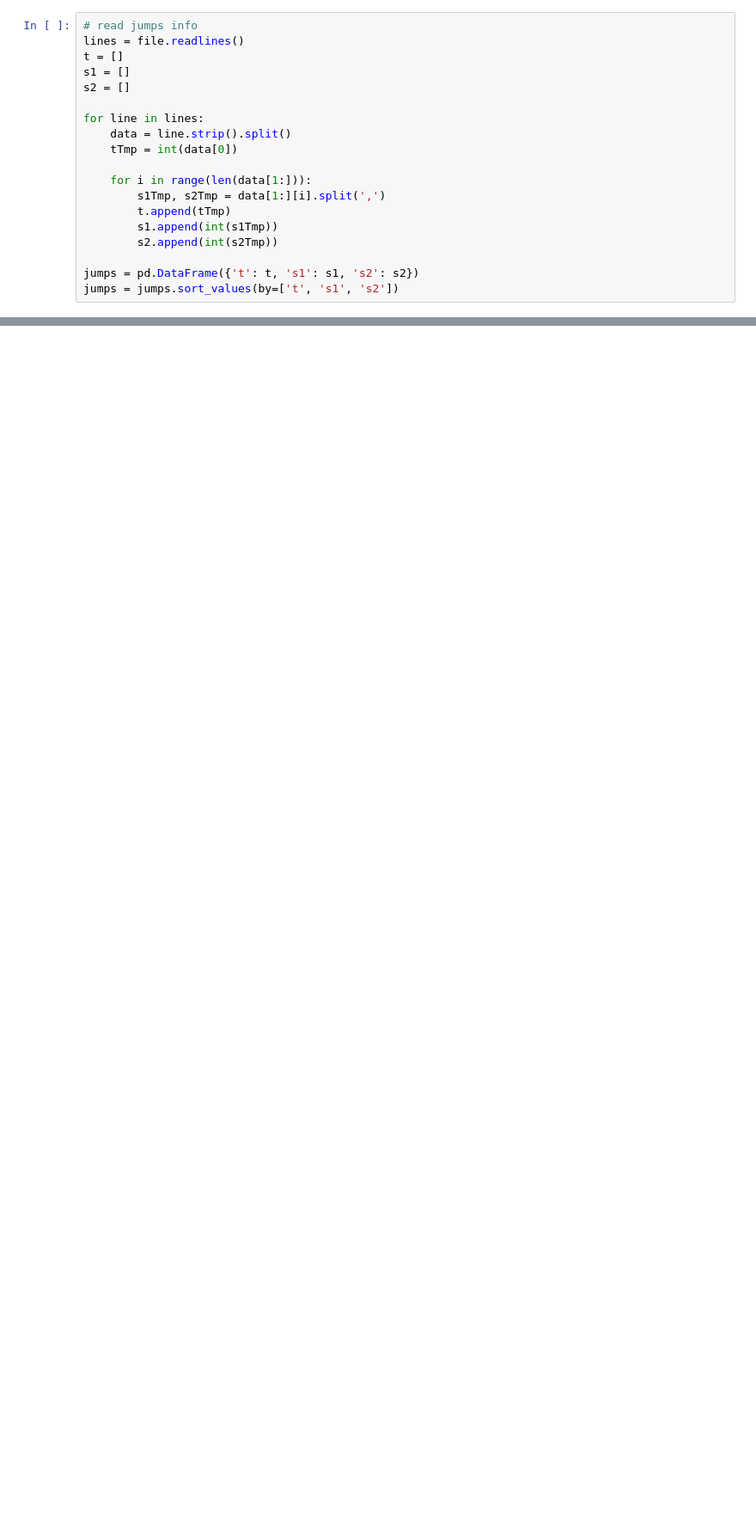
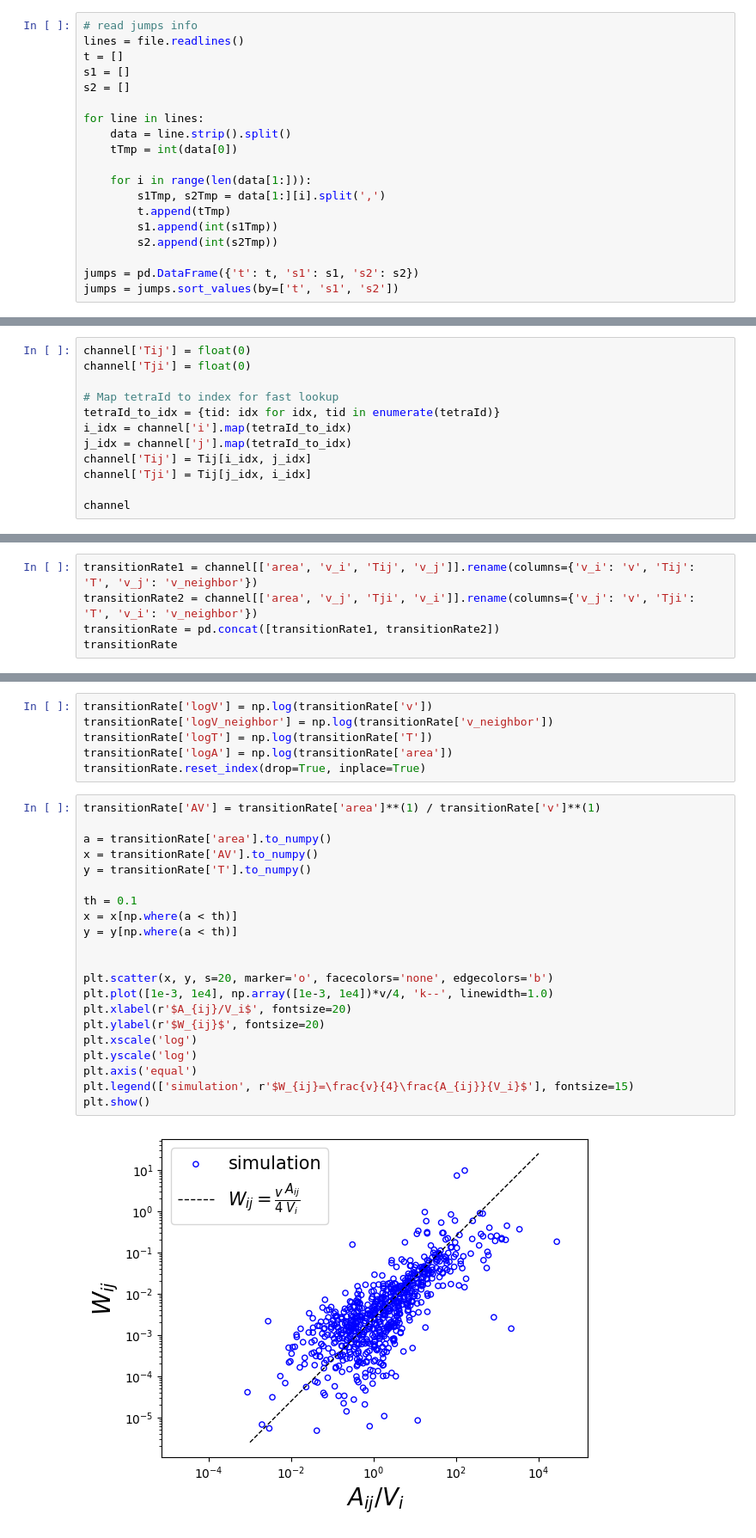
Before and after one commit to yitongphysics/LorentzModel, a Jupyter notebook: readTransition.ipynb, the cells around one changed output, grey strips where cells are left out. Shown at 86% size. Cells and saved outputs as stored; diff of their text form; blank space fills up the shorter version.

```diff
--- a/readTransition.ipynb
+++ b/readTransition.ipynb
@@ -114,0 +156,12 @@ plt.hist(tij, bins=50);
+# %%
+channel['Tij'] = float(0)
+channel['Tji'] = float(0)
+
+# Map tetraId to index for fast lookup
+tetraId_to_idx = {tid: idx for idx, tid in enumerate(tetraId)}
+i_idx = channel['i'].map(tetraId_to_idx)
+j_idx = channel['j'].map(tetraId_to_idx)
+channel['Tij'] = Tij[i_idx, j_idx]
+channel['Tji'] = Tij[j_idx, i_idx]
+
+channel
@@ -114,0 +182,5 @@ plt.hist(tij, bins=50);
+# %%
+transitionRate1 = channel[['area', 'v_i', 'Tij', 'v_j']].rename(columns={'v_i': 'v', 'Tij': 'T', 'v_j': 'v_neighbor'})
+transitionRate2 = channel[['area', 'v_j', 'Tji', 'v_i']].rename(columns={'v_j': 'v', 'Tji': 'T', 'v_i': 'v_neighbor'})
+transitionRate = pd.concat([transitionRate1, transitionRate2])
+transitionRate
@@ -114,0 +201,29 @@ plt.hist(tij, bins=50);
+# %%
+transitionRate['logV'] = np.log(transitionRate['v'])
+transitionRate['logV_neighbor'] = np.log(transitionRate['v_neighbor'])
+transitionRate['logT'] = np.log(transitionRate['T'])
+transitionRate['logA'] = np.log(transitionRate['area'])
+transitionRate.reset_index(drop=True, inplace=True)
+# %%
+transitionRate['AV'] = transitionRate['area']**(1) / transitionRate['v']**(1)
+
+a = transitionRate['area'].to_numpy()
+x = transitionRate['AV'].to_numpy()
+y = transitionRate['T'].to_numpy()
+
+th = 0.1
+x = x[np.where(a < th)]
+y = y[np.where(a < th)]
+
+
+plt.scatter(x, y, s=20, marker='o', facecolors='none', edgecolors='b')
+plt.plot([1e-3, 1e4], np.array([1e-3, 1e4])*v/4, 'k--', linewidth=1.0)
+plt.xlabel(r'$A_{ij}/V_i$', fontsize=20)
+plt.ylabel(r'$W_{ij}$', fontsize=20)
+plt.xscale('log')
+plt.yscale('log')
+plt.axis('equal')
+plt.legend(['simulation', r'$W_{ij}=\frac{v}{4}\frac{A_{ij}}{V_i}$'], fontsize=15)
+plt.show()
+# %% [output]
+[figure, added]
```
Also changed, not shown: parts of 16 cells of this notebook, 10 other files.
